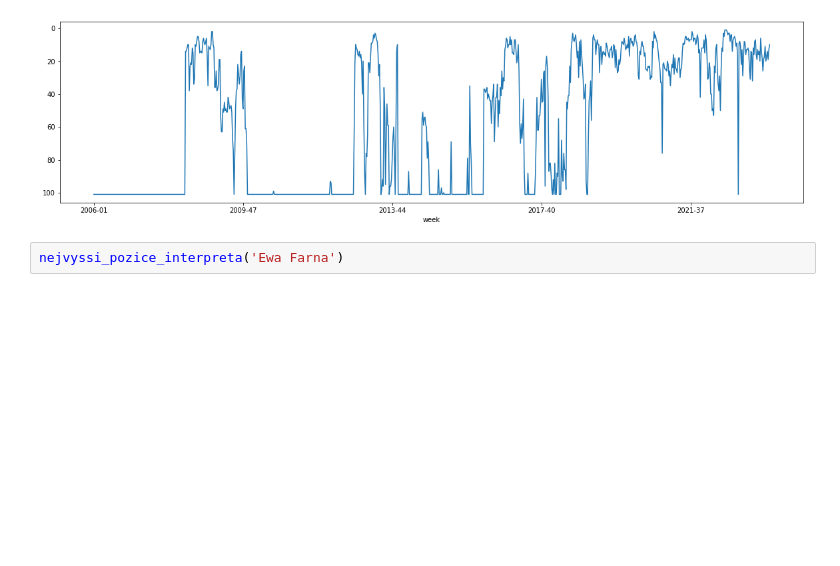
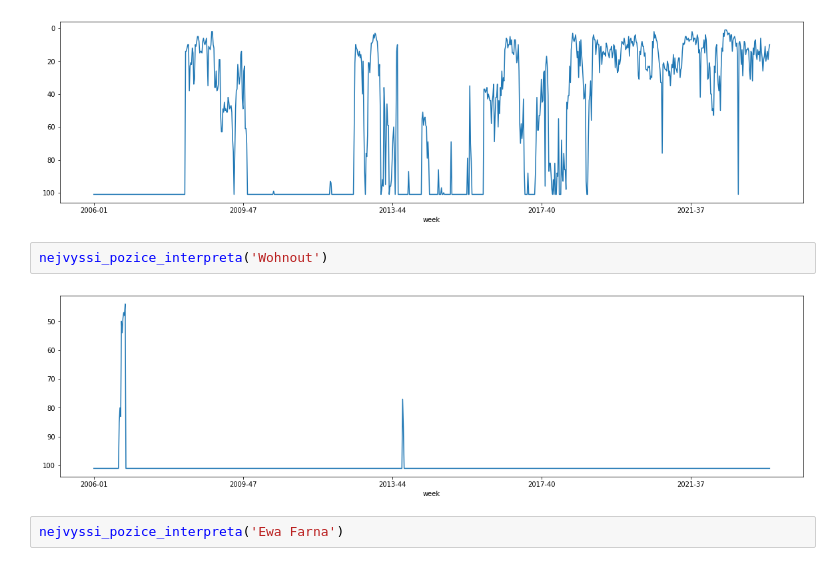
Before and after one commit to DataRozhlas/hitparady, a Jupyter notebook: 113 CZ100RADIO česká rádiová popmusic.ipynb, the cells around one changed output. Drawn from its saved outputs; the diff is of its cells as text; blank space fills up the shorter version.

```diff
--- a/113 CZ100RADIO česká rádiová popmusic.ipynb
+++ b/113 CZ100RADIO česká rádiová popmusic.ipynb
@@ -120,6 +120,10 @@ nejvyssi_pozice_interpreta('Mandrage')
 nejvyssi_pozice_interpreta('Marek Ztracený')
 # %% [output]
 [figure]
+# %%
+nejvyssi_pozice_interpreta('Wohnout')
+# %% [output]
+[figure, added]
 # %%
 nejvyssi_pozice_interpreta('Ewa Farna')
 # %% [output]
```
Also changed, not shown: 22 other files.
